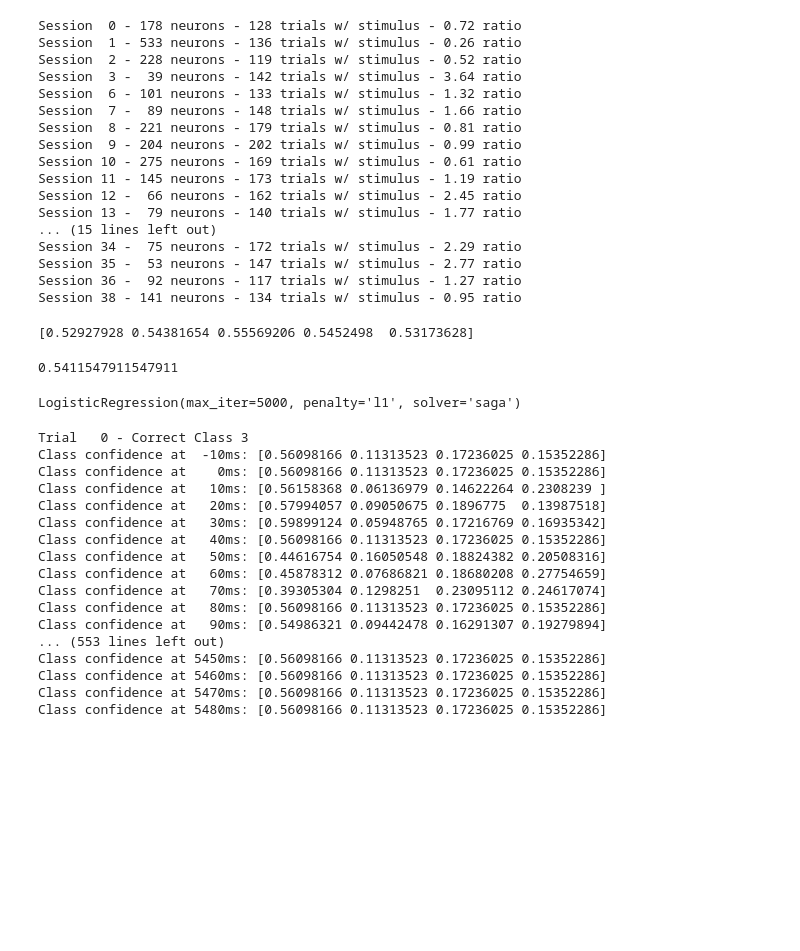
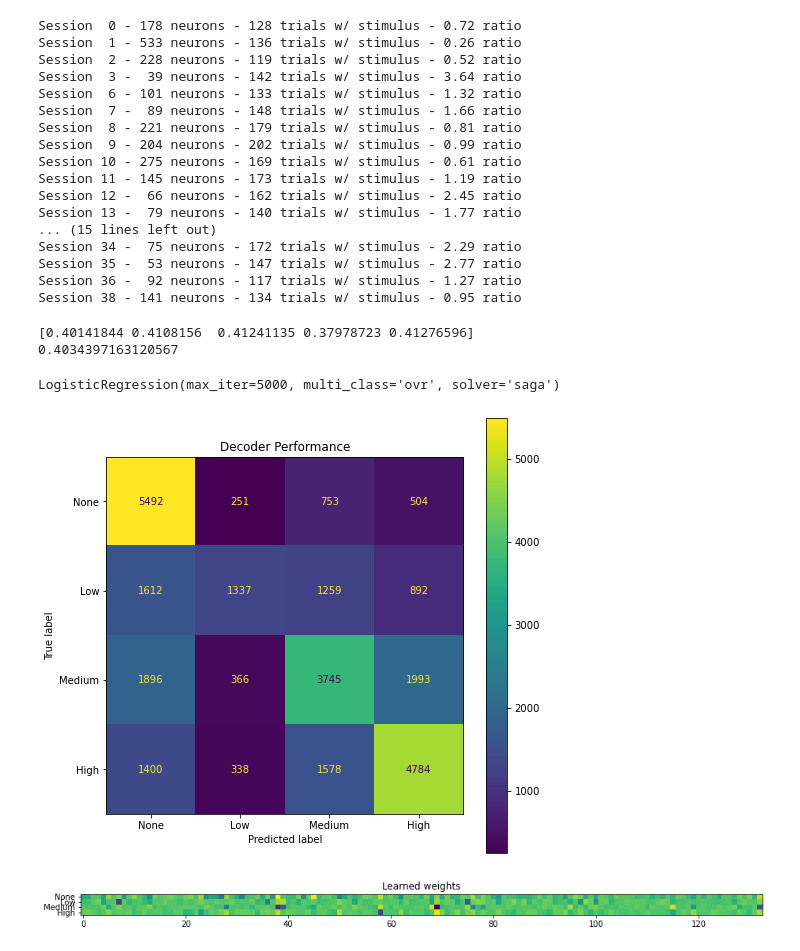
Before and after one commit to sjawhar/nma2020-steinmetz-project, a Jupyter notebook: notebooks/decoders.ipynb, the cells around one changed output. Drawn from its saved outputs; the diff is of its cells as text; code cells hidden in the pictures; blank space fills up the shorter version.

```diff
--- a/notebooks/decoders.ipynb
+++ b/notebooks/decoders.ipynb
@@ -59,0 +57,9 @@ Y = np.repeat(label_encoder.fit_transform(contrast), len(TIMES_VISION))
+# %%
+num_no_stim = CHOSEN_TRIALS.sum() // 3
+no_stim_trials = ~CHOSEN_TRIALS
+cutoff_index = np.where(no_stim_trials.cumsum() > num_no_stim)[0][0]
+no_stim_trials[cutoff_index:] = False
+
+CHOSEN_TRIALS |= no_stim_trials
+CLASS_NAMES.insert(0, "None")
+NUM_CLASSES += 1
@@ -61,46 +105,37 @@ Y = np.repeat(label_encoder.fit_transform(contrast), len(TIMES_VISION))
 from sklearn.linear_model import LogisticRegression
 from sklearn.model_selection import cross_val_score
 
-clf = LogisticRegression(penalty='l1', solver='saga', max_iter=5000)
+clf = LogisticRegression(penalty='l2', multi_class='ovr', solver='saga', max_iter=5000)
 scores = cross_val_score(clf, X, Y, cv=5)
 print(scores)
-scores.mean()
+print(scores.mean())
+
+clf.fit(X, Y)
 # %% [output]
-[0.52927928 0.54381654 0.55569206 0.5452498  0.53173628]
+[0.40141844 0.4108156  0.41241135 0.37978723 0.41276596]
+0.4034397163120567
-0.5411547911547911
+LogisticRegression(max_iter=5000, multi_class='ovr', solver='saga')
-# %%
-clf = LogisticRegression(penalty='l1', solver='saga', max_iter=5000)
-clf.fit(X, Y)
-# %% [output]
-LogisticRegression(max_iter=5000, penalty='l1', solver='saga')
-# %%
-for i in range(len(X)):
-    trial_num, r = divmod(i, len(TIMES_VISION))
-    if trial_num == 10:
-        break
-
-    correct_class = label_encoder.transform(contrast[[trial_num]])[0]
-    if r == 0:
-        print("")
-        print(f"Trial {trial_num:3d} - Correct Class {correct_class}")
-
-    population_activity = X[[i], :]
-    print(f"Class confidence at {(i-1)*10:4d}ms: {clf.predict_proba(population_activity)[0]}")
-# %% [output]
-Trial   0 - Correct Class 3
-Class confidence at  -10ms: [0.56098166 0.11313523 0.17236025 0.15352286]
-Class confidence at    0ms: [0.56098166 0.11313523 0.17236025 0.15352286]
-Class confidence at   10ms: [0.56158368 0.06136979 0.14622264 0.2308239 ]
-Class confidence at   20ms: [0.57994057 0.09050675 0.1896775  0.13987518]
-Class confidence at   30ms: [0.59899124 0.05948765 0.17216769 0.16935342]
-Class confidence at   40ms: [0.56098166 0.11313523 0.17236025 0.15352286]
-Class confidence at   50ms: [0.44616754 0.16050548 0.18824382 0.20508316]
-Class confidence at   60ms: [0.45878312 0.07686821 0.18680208 0.27754659]
-Class confidence at   70ms: [0.39305304 0.1298251  0.23095112 0.24617074]
-Class confidence at   80ms: [0.56098166 0.11313523 0.17236025 0.15352286]
-Class confidence at   90ms: [0.54986321 0.09442478 0.16291307 0.19279894]
-... (553 lines left out)
-Class confidence at 5450ms: [0.56098166 0.11313523 0.17236025 0.15352286]
-Class confidence at 5460ms: [0.56098166 0.11313523 0.17236025 0.15352286]
-Class confidence at 5470ms: [0.56098166 0.11313523 0.17236025 0.15352286]
-Class confidence at 5480ms: [0.56098166 0.11313523 0.17236025 0.15352286]
+# %%
+from sklearn.metrics import plot_confusion_matrix
+import matplotlib.pyplot as plt
+%matplotlib inline
+
+disp = plot_confusion_matrix(clf, X, Y, display_labels=CLASS_NAMES)
+disp.ax_.set_title("Decoder Performance")
+disp.figure_.set_size_inches(8, 8)
+plt.show()
+
+weights = clf.coef_
+fig, ax = plt.subplots()
+im = ax.imshow(weights)
+
+ax.set_yticks(np.arange(weights.shape[0]))
+ax.set_yticklabels(CLASS_NAMES)
+
+ax.set_title("Learned weights")
+fig.set_size_inches(12, 10)
+plt.subplots_adjust(left=0, right=1, bottom=0, top=1)
+plt.show()
+# %% [output]
+[figure, added]
+[figure, added]
```
Also changed, not shown: parts of 9 cells of this notebook, 1 other file.
